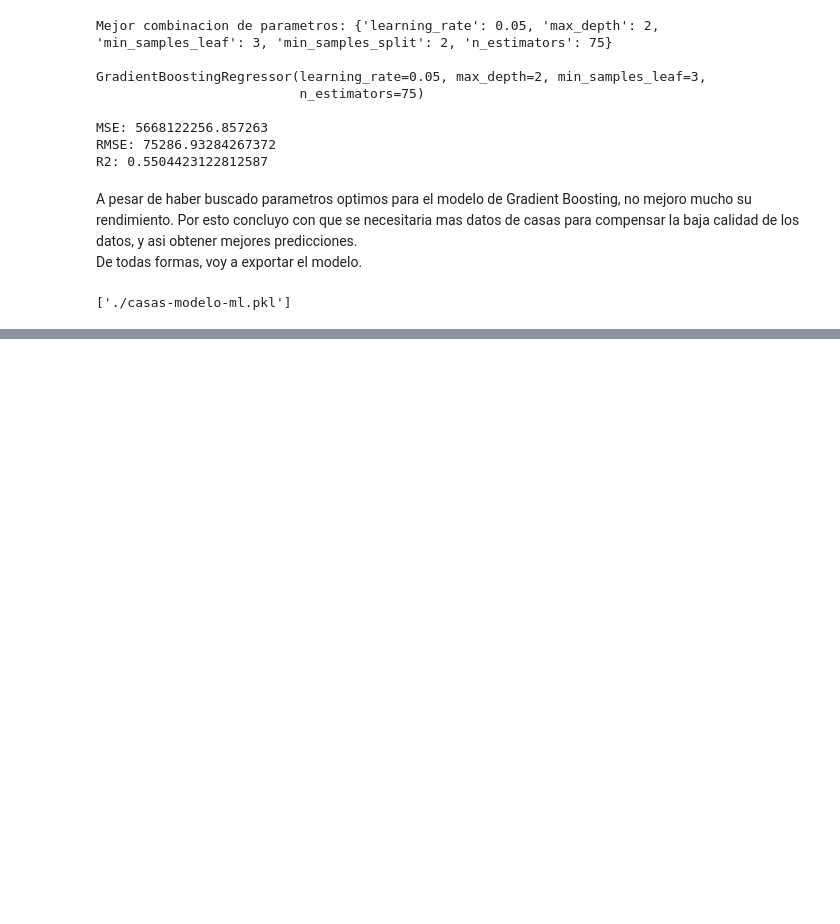
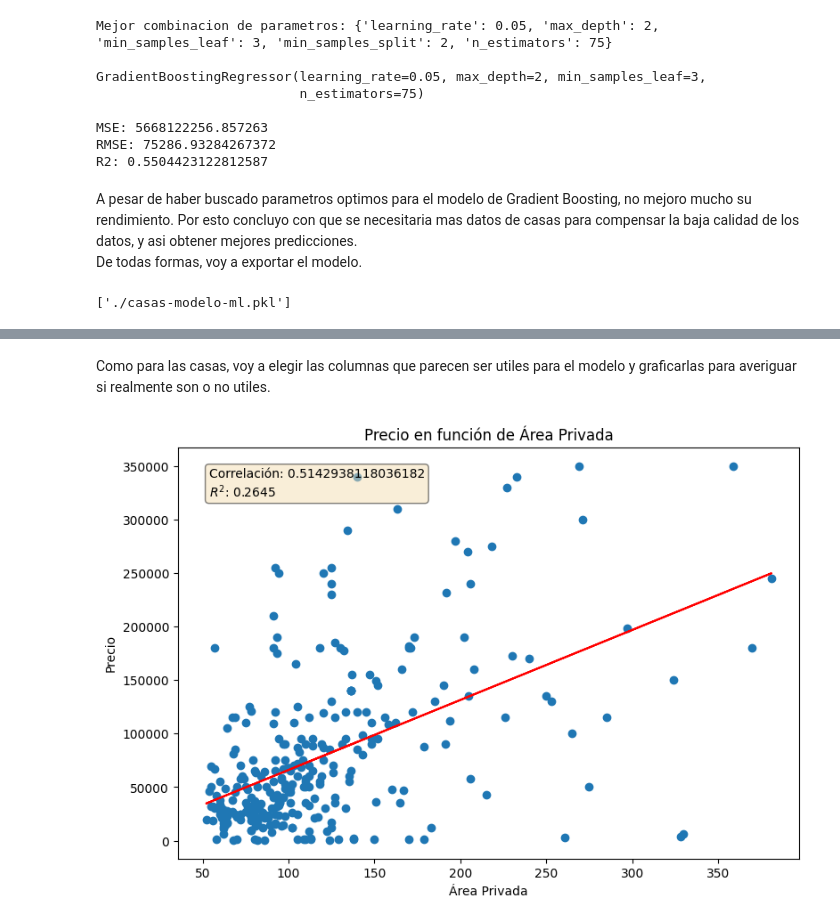
Before and after one commit to jmartinelena/propiedades-venezuela, a Jupyter notebook: machine_learning.ipynb, the cells around one changed output, grey strips where cells are left out. Drawn from its saved outputs; the diff is of its cells as text; code cells hidden in the pictures; blank space fills up the shorter version.

Commit message:
Grafico relaciones entre precio y variables para depas

```diff
--- a/machine_learning.ipynb
+++ b/machine_learning.ipynb
@@ -379,0 +382,5 @@ joblib.dump(model, './casas-modelo-ml.pkl')
+# %%
+mask_price = ((apartments['Precio'] <= apartments['Precio'].quantile(q=0.95)) & (apartments['Precio'] >= apartments['Precio'].quantile(q=0.05)))
+mask_area = ((apartments['Área Privada'] <= apartments['Área Privada'].quantile(q=0.95)) & (apartments['Área Privada'] >= apartments['Área Privada'].quantile(q=0.05)))
+
+apartments = apartments[mask_area & mask_price]
@@ -379,0 +400,10 @@ joblib.dump(model, './casas-modelo-ml.pkl')
+# %% [markdown]
+Como para las casas, voy a elegir las columnas que parecen ser utiles para el modelo y graficarlas para averiguar si realmente son o no utiles.
+# %%
+apartments_num_features = ['Área Privada']
+apartments_ord_features = ['Dormitorios', 'Total Baños', 'Puestos De Estacionamiento']
+apartments_cat_fatures = ['Estilo', 'Estado Del Inmueble', 'Tipo De Estacionamiento', 'Amoblado', 'Dormitorio De Servicio', 'Estado', 'Ciudad']
+# %%
+graph_numeric_relations(apartments, apartments_num_features)
+# %% [output]
+[figure, added]
```
Also changed, not shown: parts of 5 cells of this notebook.
